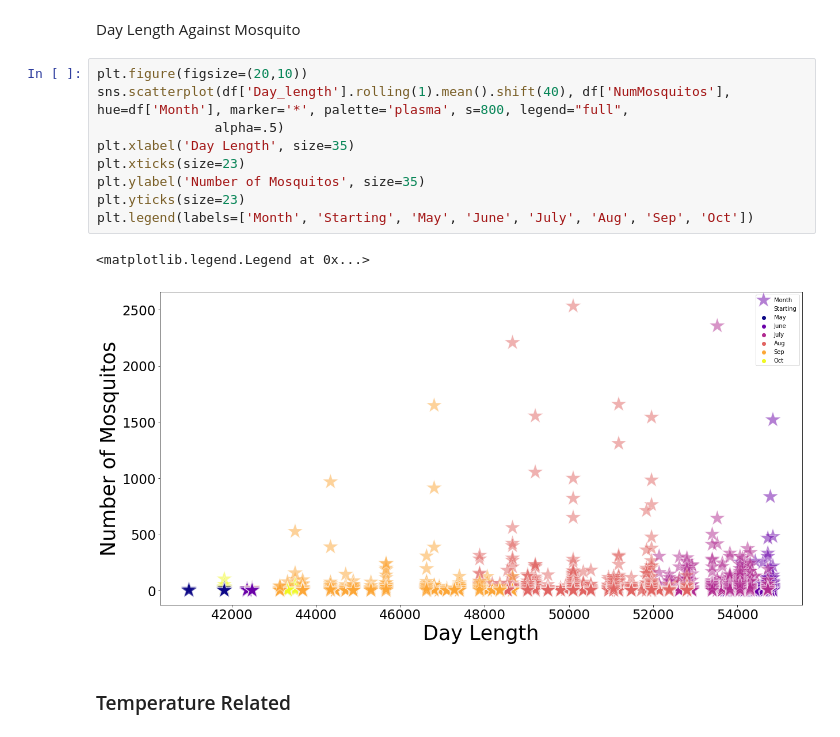
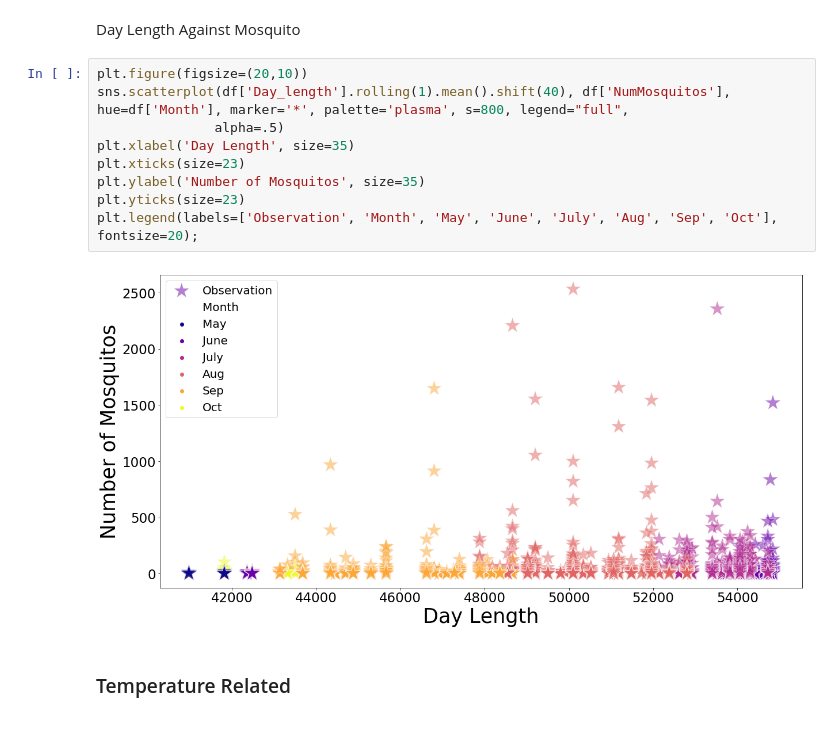
Before and after one commit to camarenad/wnv_prevention, a Jupyter notebook: jj/02_EDA_Merged_Data_JJ.ipynb, the cells around one changed output. Drawn from its saved outputs; the diff is of its cells as text.

```diff
--- a/jj/02_EDA_Merged_Data_JJ.ipynb
+++ b/jj/02_EDA_Merged_Data_JJ.ipynb
@@ -83,15 +64,14 @@ Day Length Against Mosquito
 # %%
 plt.figure(figsize=(20,10))
 sns.scatterplot(df['Day_length'].rolling(1).mean().shift(40), df['NumMosquitos'], hue=df['Month'], marker='*', palette='plasma', s=800, legend="full",
                alpha=.5)
 plt.xlabel('Day Length', size=35)
 plt.xticks(size=23)
 plt.ylabel('Number of Mosquitos', size=35)
 plt.yticks(size=23)
-plt.legend(labels=['Month', 'Starting', 'May', 'June', 'July', 'Aug', 'Sep', 'Oct'])
+plt.legend(labels=['Observation', 'Month', 'May', 'June', 'July', 'Aug', 'Sep', 'Oct'], fontsize=20);
 # %% [output]
-<matplotlib.legend.Legend at 0x...>
-[figure, old version]
+[figure, new version]
 # %% [markdown]
 ### Temperature Related
 # %% [markdown]
```
Also changed, not shown: parts of 18 cells of this notebook, 10 other files.
